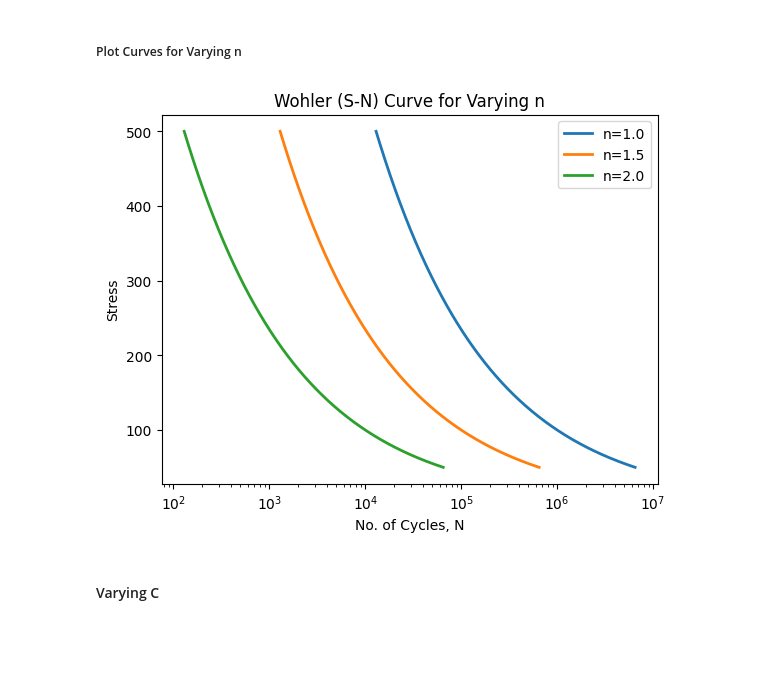
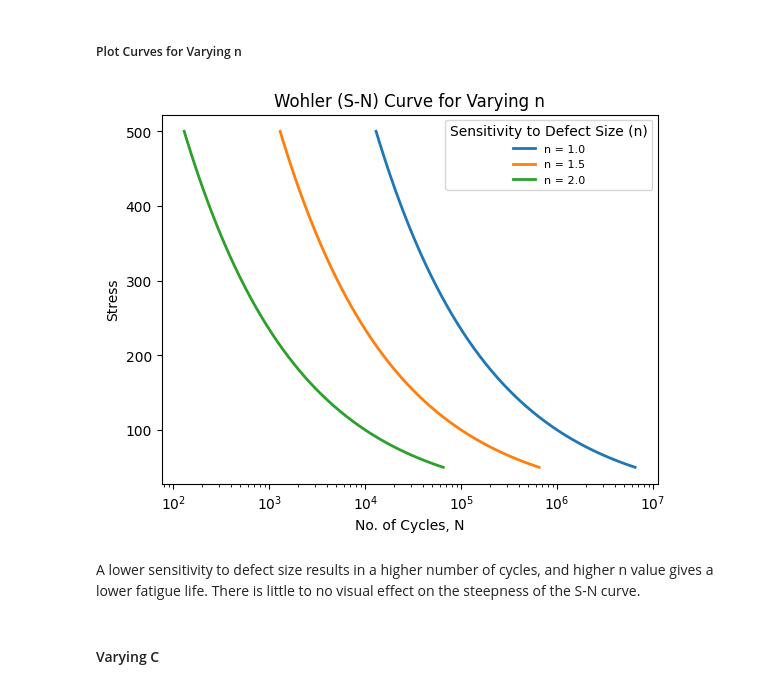
Before and after one commit to jessk816/pinn, a Jupyter notebook: models/deterministic.ipynb, the cells around one changed output. Saved outputs shown, nothing was run; the diff lists cells and outputs as text; code cells hidden in the pictures; blank space fills up the shorter version.

```diff
--- a/models/deterministic.ipynb
+++ b/models/deterministic.ipynb
@@ -193,26 +202,27 @@ for n_i in n_vary:
 # %%
 # calculate fatigue life, N, for each n
 for n_i in n_vary:
     N = fatigue_life(stress_vary,       # varying stress amplitude, S, [MPa]
                      A_fixed,
                      C, m, n_i)
     plt.plot(N, stress_vary,
              linewidth=2,
              markersize=12,
-             label=f'n={n_i}')
+             label=f'n = {n_i}')
 
 # axis labels
 plt.title('Wohler (S-N) Curve for Varying n')
 plt.xlabel('No. of Cycles, N')
 plt.ylabel('Stress')
 
 plt.xscale('log')
-
-plt.legend()
-
+plt.legend(title='Sensitivity to Defect Size (n)', fontsize=8, loc='upper right')
 plt.show()
 # %% [output]
-[figure, old version]
+[figure, new version]
+# %% [markdown]
+A lower sensitivity to defect size results in a higher number of cycles, and higher n value gives a lower fatigue life.
+There is little to no visual effect on the steepness of the S-N curve.
 # %% [markdown]
 #### Varying C
 # %%
```
Also changed, not shown: parts of 9 cells of this notebook, 1 other file.
